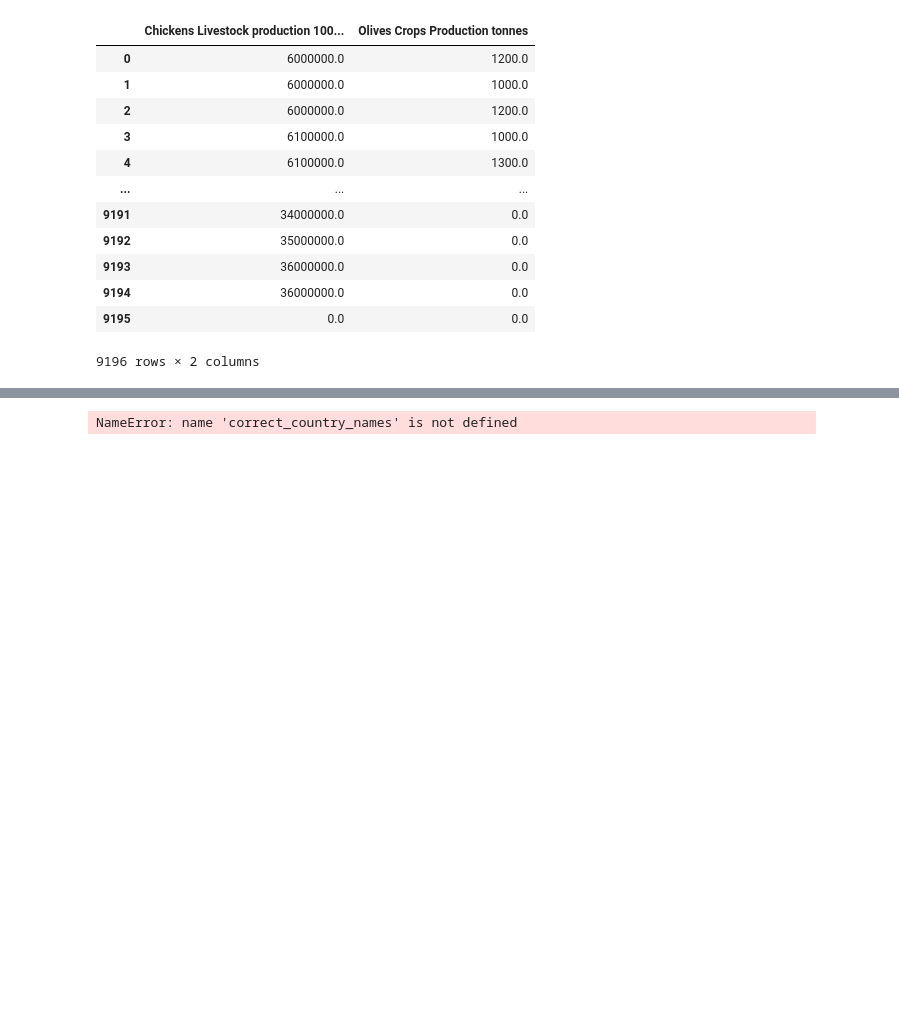
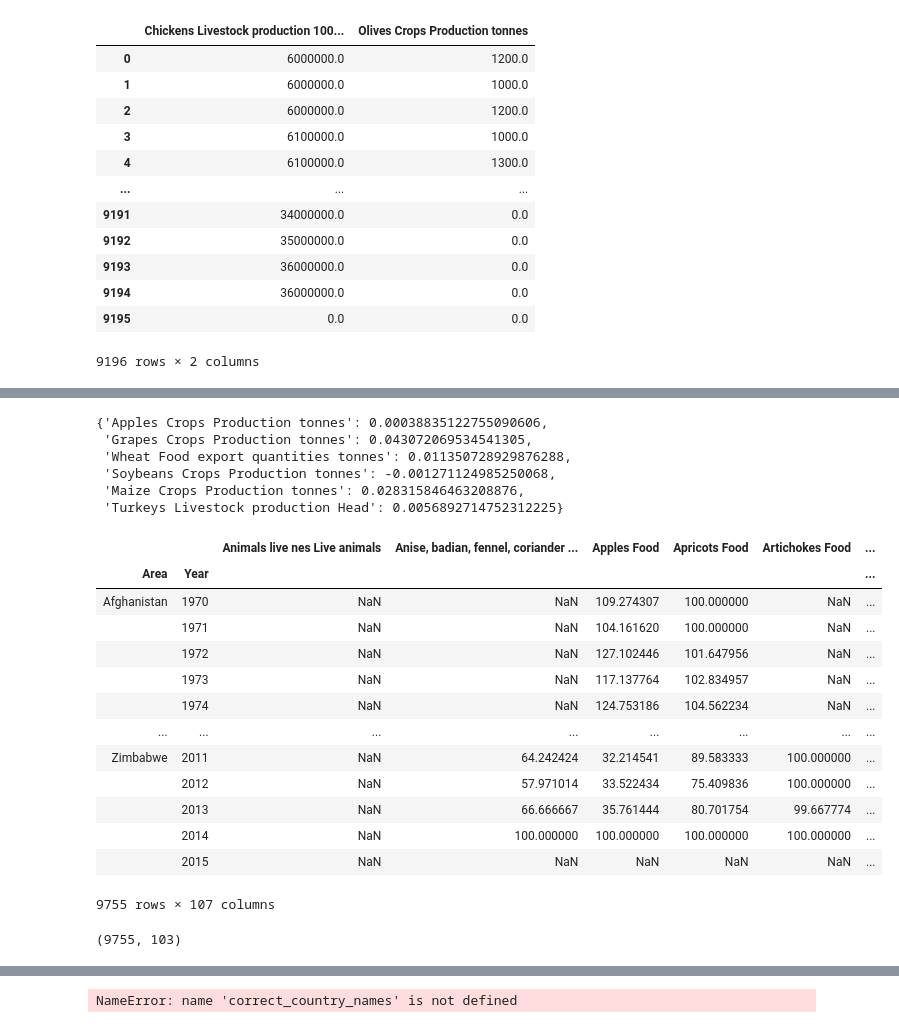
Before and after one commit to martin-ev/ADA-project, a Jupyter notebook: Scripts/Results_julien.ipynb, the cells around one changed output, grey strips where cells are left out. Drawn from its saved outputs; the diff is of its cells as text; code cells hidden in the pictures; blank space fills up the shorter version.

```diff
--- a/Scripts/Results_julien.ipynb
+++ b/Scripts/Results_julien.ipynb
@@ -119,0 +271,43 @@ def compute_score(df,weights=None):
+# %%
+def compute_score(df,weights=None):
+
+    def drop_words( s , w=1 , end=True):
+        if end:
+            return s.rsplit(' ',w)[0]
+        else:
+            return s.split(' ',w)[-1]
+
+    df=df.set_index(['Area','Year'])
+
+    import_cols=[col for col in df.columns if 'import' in col.lower()]
+    export_cols=[col for col in df.columns if 'export' in col.lower()]
+    prod_cols=[col for col in df.columns if 'production' in col.lower()]
+
+    scores=pd.DataFrame(index=uni_df.index)
+
+    columns={}
+
+    for i,col in enumerate(import_cols):
+        key=col+prod_cols[i]+export_cols[i]
+        scores[key]=(uni_df[prod_cols[i]]*100/(
+                                    uni_df[prod_cols[i]]+uni_df[import_cols[i]]-uni_df[export_cols[i]]))
+
+        columns[key]=drop_words(col,3)
+    if weights==None:
+        scores=scores.rename(columns=columns)
+        return scores
+
+    features=[w for w in weights.keys()]
+    temp=pd.DataFrame(index=df.index)
+    scores=scores.fillna(0)
+    for feat in features:
+        temp=temp.merge(scores.filter(regex=feat),left_index=True,right_index=True)
+    temp.columns=features
+    temp['Agg']=0
+    for feat in features:
+        temp['Agg']=temp['Agg']+weights[feat]*temp[feat]
+    scores=temp['Agg']
+    return scores
+# %%
+df=pickle.load(open(pickle_file,'rb'))
+compute_score(df, weights).describe()
@@ -119,0 +324,26 @@ def compute_score(df,weights=None):
+# %%
+weights
+# %% [output]
+{'Apples Crops Production tonnes': 0.00038835122755090606,
+ 'Grapes Crops Production tonnes': 0.043072069534541305,
+ 'Wheat Food export quantities tonnes': 0.011350728929876288,
+ 'Soybeans Crops Production tonnes': -0.001271124985250068,
+ 'Maize Crops Production tonnes': 0.028315846463208876,
+ 'Turkeys Livestock production Head': 0.0056892714752312225}
+# %%
+compute_score(df)
+# %% [output]
+|  |  | Animals live nes Live animals | Anise, badian, fennel, coriander ... | Apples Food | Apricots Food | Artichokes Food | ... |
+| Area | Year |  |  |  |  |  | ... |
+| Afghanistan | 1970 | NaN | NaN | 109.274307 | 100.000000 | NaN | ... |
+|  | 1971 | NaN | NaN | 104.161620 | 100.000000 | NaN | ... |
+|  | 1972 | NaN | NaN | 127.102446 | 101.647956 | NaN | ... |
+|  | 1973 | NaN | NaN | 117.137764 | 102.834957 | NaN | ... |
+|  | 1974 | NaN | NaN | 124.753186 | 104.562234 | NaN | ... |
+| ... | ... | ... | ... | ... | ... | ... | ... |
+| Zimbabwe | 2011 | NaN | 64.242424 | 32.214541 | 89.583333 | 100.000000 | ... |
+|  | 2012 | NaN | 57.971014 | 33.522434 | 75.409836 | 100.000000 | ... |
+|  | 2013 | NaN | 66.666667 | 35.761444 | 80.701754 | 99.667774 | ... |
+|  | 2014 | NaN | 100.000000 | 100.000000 | 100.000000 | 100.000000 | ... |
+|  | 2015 | NaN | NaN | NaN | NaN | NaN | ... |
+9755 rows × 107 columns
@@ -119,0 +355,4 @@ def compute_score(df,weights=None):
+# %%
+scores.shape
+# %% [output]
+(9755, 103)
```
Also changed, not shown: parts of 11 cells of this notebook.
